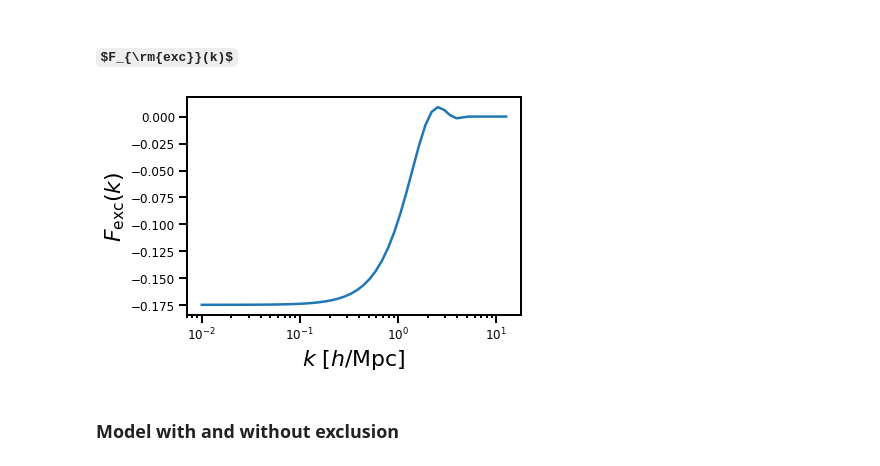
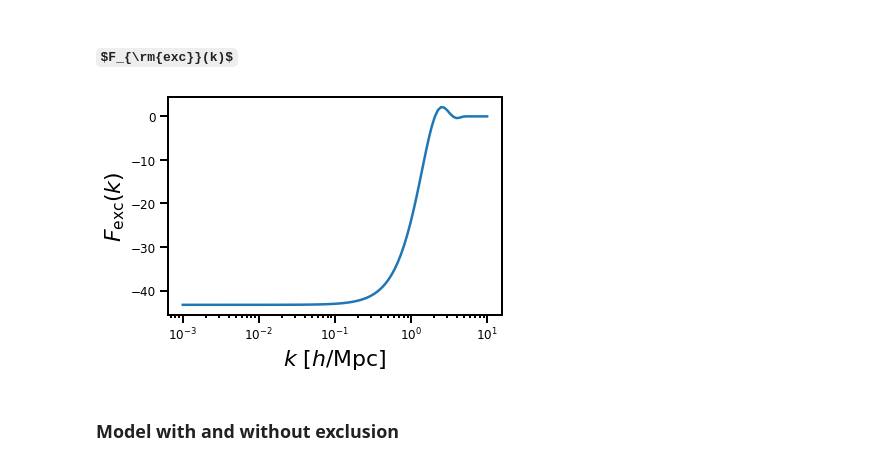
Before and after one commit to jmsull/gzpt, a Jupyter notebook: examples/k_exclusion.ipynb, the cells around one changed output. Saved outputs shown, nothing was run; the diff lists cells and outputs as text; code cells hidden in the pictures; some formulas as TeX source.

```diff
--- a/examples/k_exclusion.ipynb
+++ b/examples/k_exclusion.ipynb
@@ -8,10 +23,10 @@ import matplotlib.pyplot as plt
 from gzpt import hzpt
 from gzpt.tracers import AutoCorrelator
 
-klin,plin = np.loadtxt('../tests/test_plin_planck_z0.55.txt',unpack=True) #load some input linear power
+klin,plin = np.loadtxt('../../../IRlin/gzpt/tests/test_plin_cc_z0.55.txt',unpack=True) #load some input linear power
 model = hzpt(klin,plin) #instantiate the hzpt model (at the plin cosmology)
-kk = np.logspace(-3,1)
-rr = np.logspace(-1,2)
+kk = np.logspace(-3,1,100)
+rr = np.logspace(-1,2,100)
 # %% [markdown]
 ## Configuration space
 # %% [markdown]
@@ -52,14 +67,14 @@ R,sigma [1] None
 ### $F_{\rm{exc}}(k)$
 # %%
 nbar=1e-4
-hh = AutoCorrelator([nbar,4,350,30,5],model,params_exc=[2])
-hh0 = AutoCorrelator([nbar,4,350,30,5],model)
+hh = AutoCorrelator([nbar,2,350,30,5],model,params_exc=[2])
+hh0 = AutoCorrelator([nbar,2,350,30,5],model)
 Fk = hh.Fk_excl(kk,2)
 plt.semilogx(kk,Fk) #very similar to k-space top-hat, but slope is slightly different
 plt.xlabel(r'$k \ [h/\rm{Mpc}]$')
 plt.ylabel(r'$F_{\rm{exc}}(k) $')
 plt.show()
 # %% [output]
-[figure, old version]
+[figure, new version]
 # %% [markdown]
 ### Model with and without exclusion
```
Also changed, not shown: parts of 29 cells of this notebook, 11 other files.
